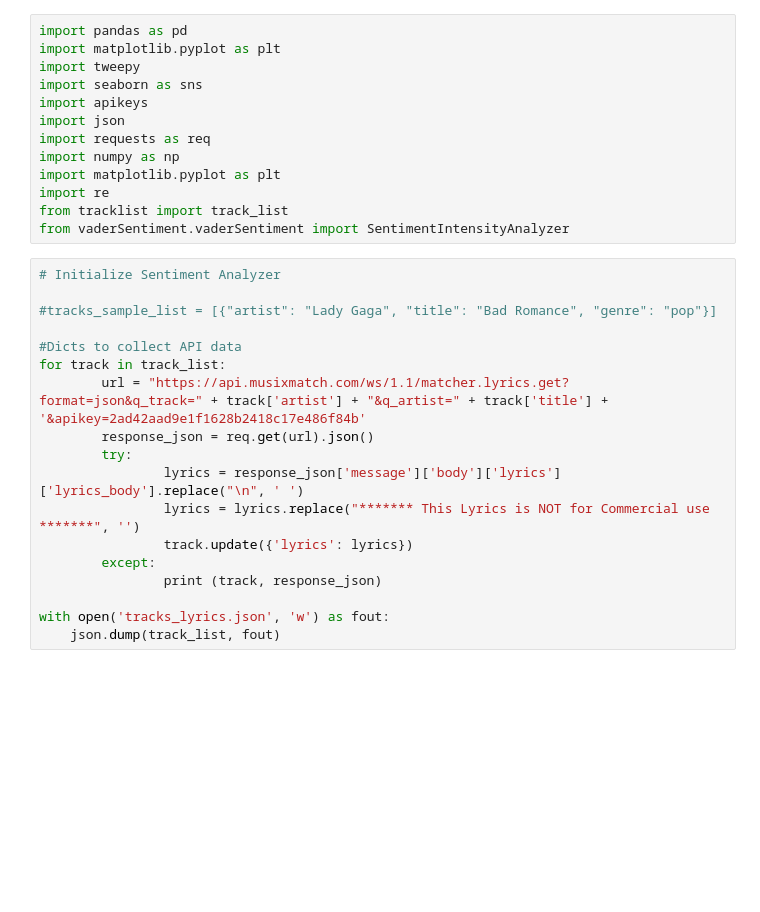
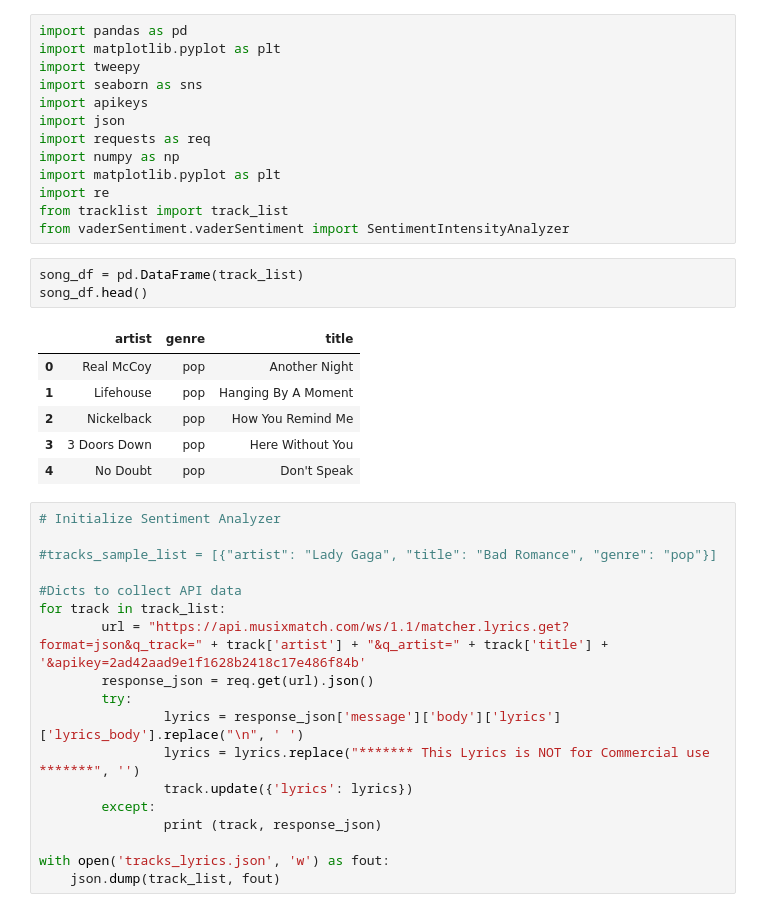
Before and after one commit to thefrostyhalf/best_team_ever, a Jupyter notebook: Sentiment_Analysis.ipynb, the cells around one changed output. Cells and saved outputs as stored; diff of their text form; blank space fills up the shorter version.

Commit message:
Fixing tracklist

```diff
--- a/Sentiment_Analysis.ipynb
+++ b/Sentiment_Analysis.ipynb
@@ -11,6 +11,16 @@ import matplotlib.pyplot as plt
 import re
 from tracklist import track_list
 from vaderSentiment.vaderSentiment import SentimentIntensityAnalyzer
+# %%
+song_df = pd.DataFrame(track_list)
+song_df.head()
+# %% [output]
+|  | artist | genre | title |
+| 0 | Real McCoy | pop | Another Night |
+| 1 | Lifehouse | pop | Hanging By A Moment |
+| 2 | Nickelback | pop | How You Remind Me |
+| 3 | 3 Doors Down | pop | Here Without You |
+| 4 | No Doubt | pop | Don't Speak |
 # %%
 # Initialize Sentiment Analyzer
 
```
Also changed, not shown: 1 other file.
